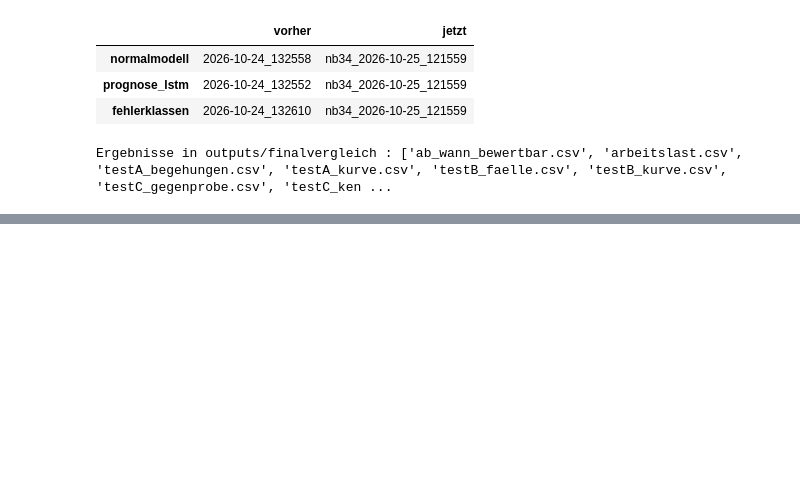
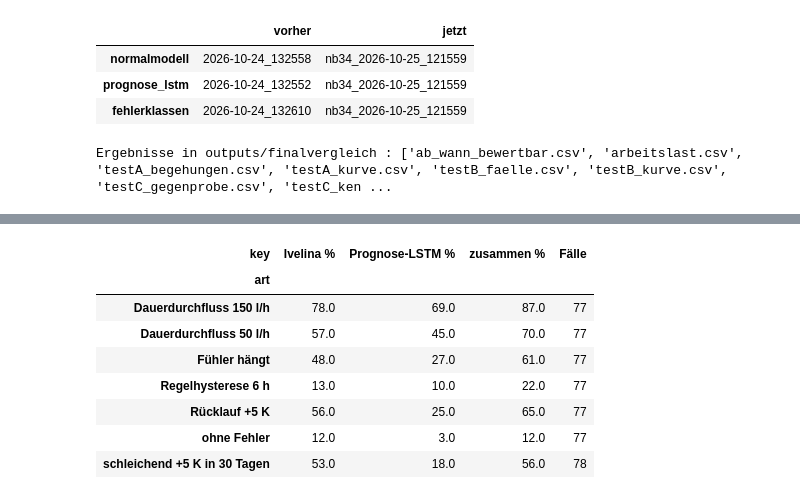
Before and after one commit to ivelinayna/projektseminar, a Jupyter notebook: notebooks/34_modellvergleich_und_umsetzung_nach_aufgabenstellung.ipynb, the cells around one changed output, grey strips where cells are left out. Saved outputs shown, nothing was run; the diff lists cells and outputs as text; code cells hidden in the pictures; blank space fills up the shorter version.

```diff
--- a/notebooks/34_modellvergleich_und_umsetzung_nach_aufgabenstellung.ipynb
+++ b/notebooks/34_modellvergleich_und_umsetzung_nach_aufgabenstellung.ipynb
@@ -1899,0 +2004,16 @@ Ergebnisse in outputs/finalvergleich : ['ab_wann_bewertbar.csv', 'arbeitslast.cs
+# %%
+faelle15 = pd.read_csv(fv.AUSGABE / "testB_faelle.csv")
+wz = fv.waechter_zusammen(faelle15, "ivelina", "lstm_c", "Winter")
+anzeige = wz.rename(columns={"ivelina": "Ivelina %", "lstm_c": "Prognose-LSTM %", "zusammen": "zusammen %"})
+anzeige[["Ivelina %", "Prognose-LSTM %", "zusammen %"]] *= 100
+anzeige.round(0)
+# %% [output]
+| key | Ivelina % | Prognose-LSTM % | zusammen % | Fälle |
+| art |  |  |  |  |
+| Dauerdurchfluss 150 l/h | 78.0 | 69.0 | 87.0 | 77 |
+| Dauerdurchfluss 50 l/h | 57.0 | 45.0 | 70.0 | 77 |
+| Fühler hängt | 48.0 | 27.0 | 61.0 | 77 |
+| Regelhysterese 6 h | 13.0 | 10.0 | 22.0 | 77 |
+| Rücklauf +5 K | 56.0 | 25.0 | 65.0 | 77 |
+| ohne Fehler | 12.0 | 3.0 | 12.0 | 77 |
+| schleichend +5 K in 30 Tagen | 53.0 | 18.0 | 56.0 | 78 |
```
Also changed, not shown: parts of 13 cells of this notebook, 3 other files.
